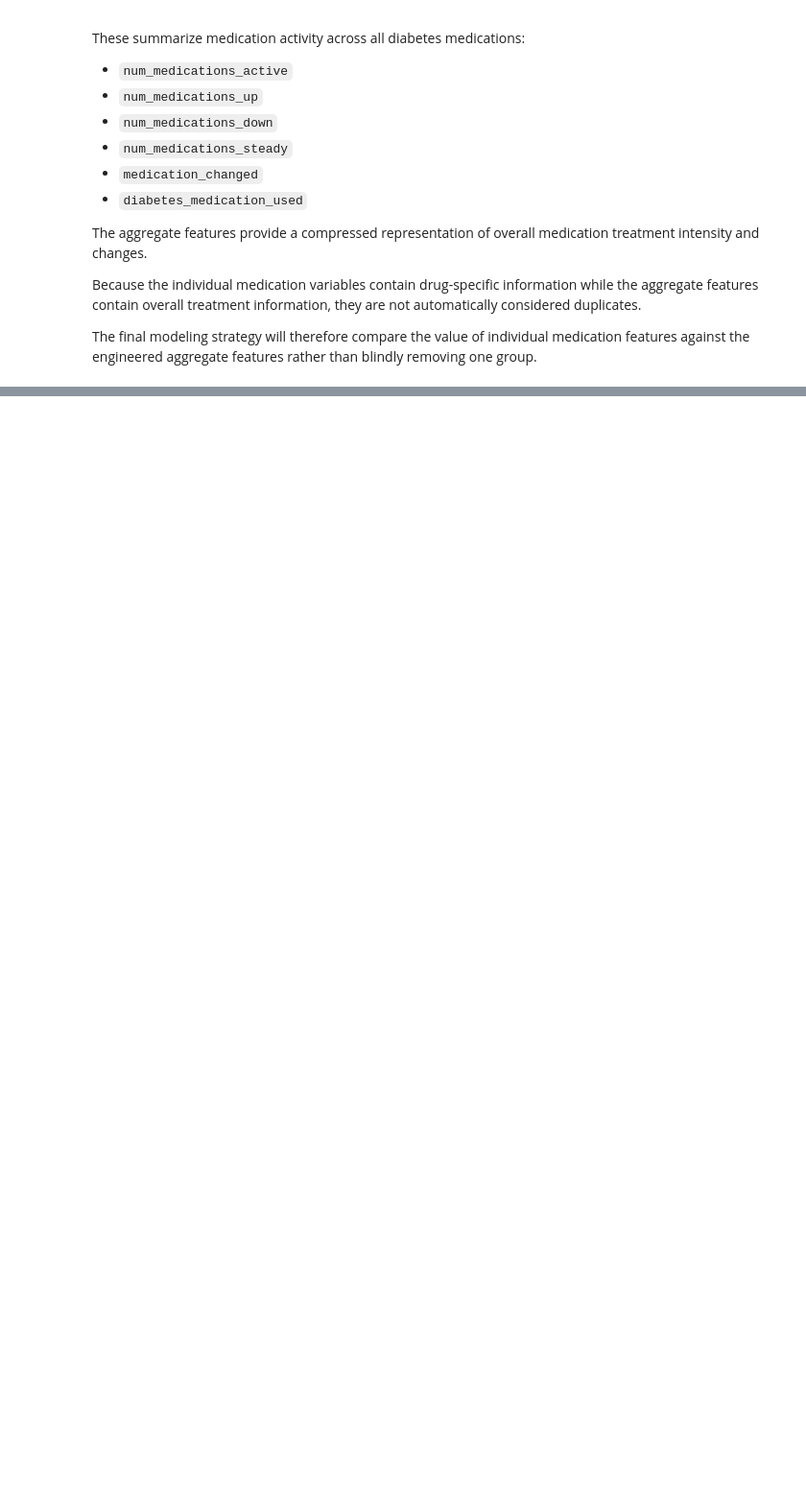
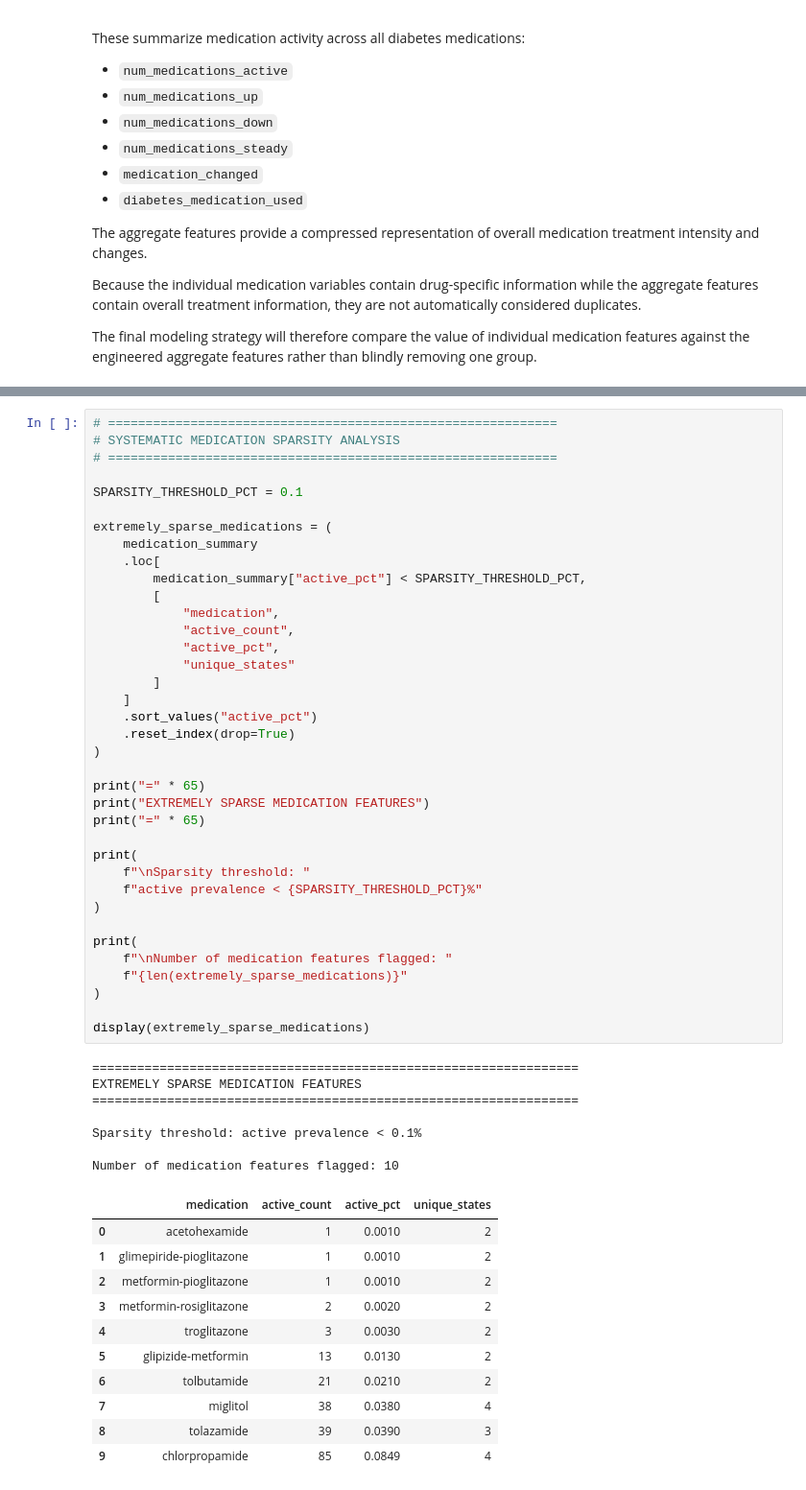
Before and after one commit to amanchaurasia512/diabetes-130-hospitals, a Jupyter notebook: Notebook/03_feature_engineering.ipynb, the cells around one changed output, grey strips where cells are left out. Shown at 96% size. Cells and saved outputs as stored; diff of their text form; blank space fills up the shorter version.

```diff
--- a/Notebook/03_feature_engineering.ipynb
+++ b/Notebook/03_feature_engineering.ipynb
@@ -1105,0 +1335,56 @@ The final modeling strategy will therefore compare the value of individual medic
+# %%
+# ============================================================
+# SYSTEMATIC MEDICATION SPARSITY ANALYSIS
+# ============================================================
+
+SPARSITY_THRESHOLD_PCT = 0.1
+
+extremely_sparse_medications = (
+    medication_summary
+    .loc[
+        medication_summary["active_pct"] < SPARSITY_THRESHOLD_PCT,
+        [
+            "medication",
+            "active_count",
+            "active_pct",
+            "unique_states"
+        ]
+    ]
+    .sort_values("active_pct")
+    .reset_index(drop=True)
+)
+
+print("=" * 65)
+print("EXTREMELY SPARSE MEDICATION FEATURES")
+print("=" * 65)
+
+print(
+    f"\nSparsity threshold: "
+    f"active prevalence < {SPARSITY_THRESHOLD_PCT}%"
+)
+
+print(
+    f"\nNumber of medication features flagged: "
+    f"{len(extremely_sparse_medications)}"
+)
+
+display(extremely_sparse_medications)
+# %% [output]
+=================================================================
+EXTREMELY SPARSE MEDICATION FEATURES
+=================================================================
+
+Sparsity threshold: active prevalence < 0.1%
+
+Number of medication features flagged: 10
+|  | medication | active_count | active_pct | unique_states |
+| 0 | acetohexamide | 1 | 0.0010 | 2 |
+| 1 | glimepiride-pioglitazone | 1 | 0.0010 | 2 |
+| 2 | metformin-pioglitazone | 1 | 0.0010 | 2 |
+| 3 | metformin-rosiglitazone | 2 | 0.0020 | 2 |
+| 4 | troglitazone | 3 | 0.0030 | 2 |
+| 5 | glipizide-metformin | 13 | 0.0130 | 2 |
+| 6 | tolbutamide | 21 | 0.0210 | 2 |
+| 7 | miglitol | 38 | 0.0380 | 4 |
+| 8 | tolazamide | 39 | 0.0390 | 3 |
+| 9 | chlorpropamide | 85 | 0.0849 | 4 |
```
Also changed, not shown: parts of 19 cells of this notebook.
